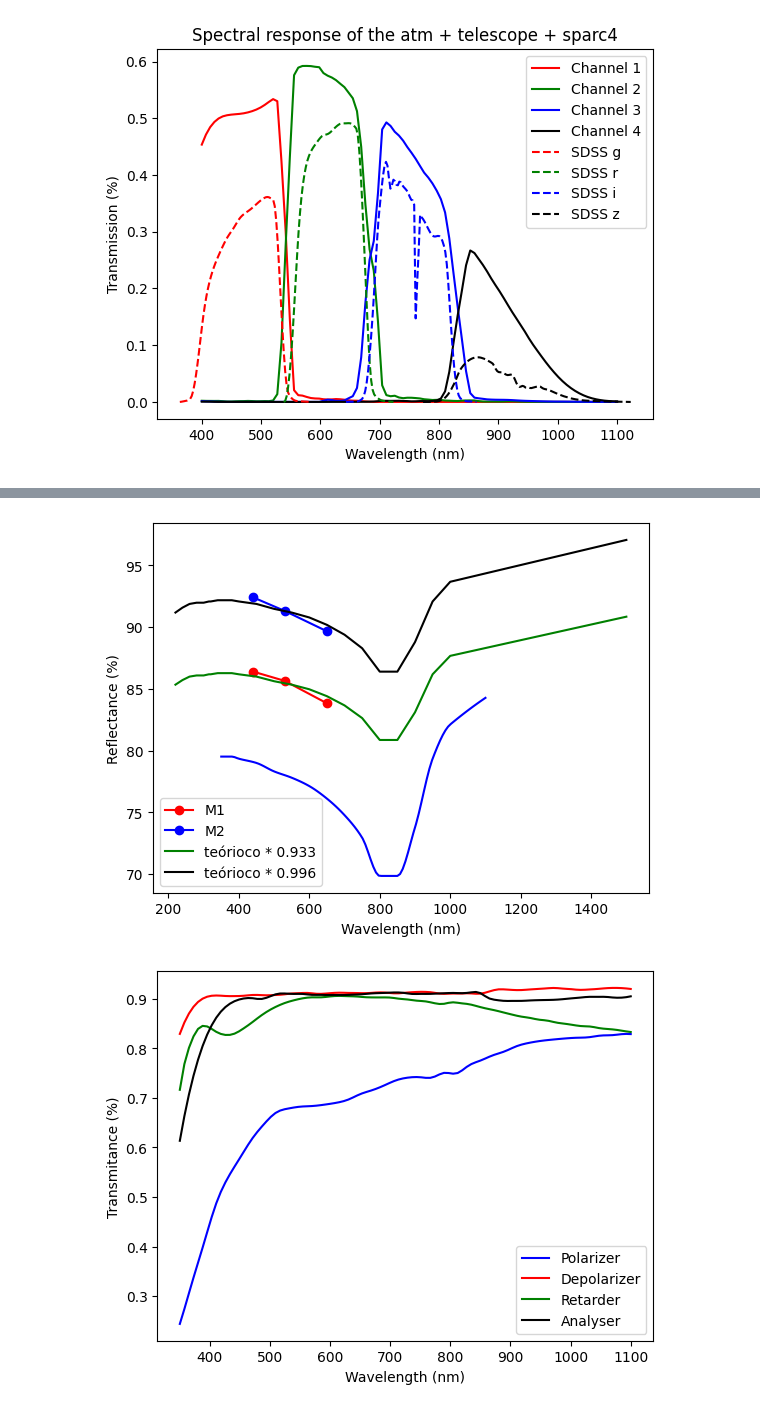
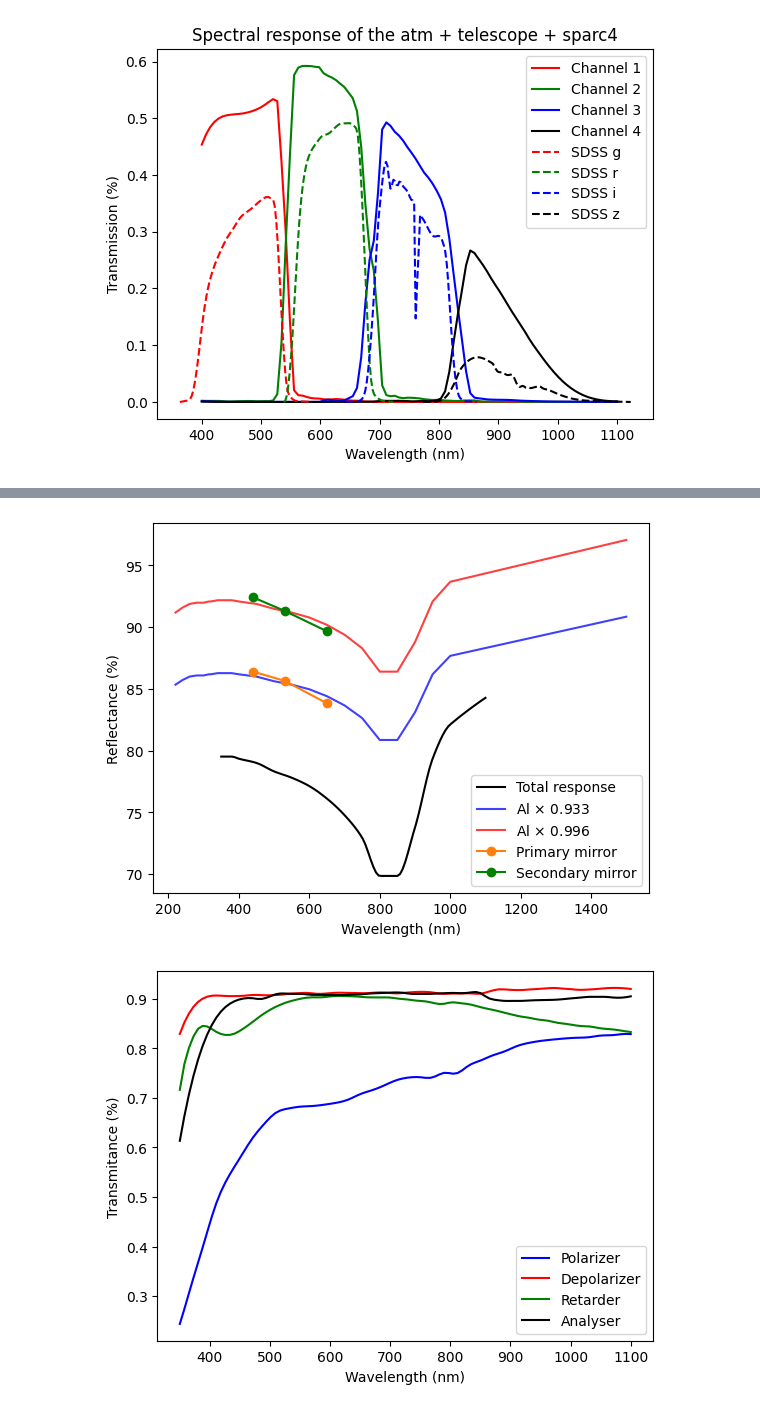
Before and after one commit to DBernardes/AIS, a Jupyter notebook: spectral_responses.ipynb, the cells around one changed output, grey strips where cells are left out. Cells and saved outputs as stored; diff of their text form; code cells hidden in the pictures.

```diff
--- a/spectral_responses.ipynb
+++ b/spectral_responses.ipynb
@@ -345,53 +323,58 @@ from scipy.interpolate import splrep, splev
 from scipy.optimize import curve_fit
 from sys import exit
 import os
+import numpy as np
 
 
 obj_wavelength = np.linspace(350, 1100, 100)
 telescope = Telescope()
 spectral_response = telescope.get_spectral_response(obj_wavelength) * 100
-plt.plot(obj_wavelength, spectral_response, "b")
+plt.plot(obj_wavelength, spectral_response, "k-", label="Total response")
 
 # ----------------------------------------------------------------------------------
 
 wv = [440, 530, 650]
 M1 = [86.392, 85.641, 83.825]
 M2 = [92.40375, 91.3025, 89.65375]
+wv, M1, M2 = np.asarray(wv), np.asarray(M1), np.asarray(M2)
 
 ss = pd.read_csv("AIS/Spectral_Response/telescope.csv")
 
 
 def func(x, c):
     ss = pd.read_csv("AIS/Spectral_Response/telescope.csv")
     spl = splrep(ss["Wavelength (nm)"], ss["Transmitance (%)"])
     spectral_response = splev(x, spl)
     return spectral_response * c
 
 
 popt_M1, _ = curve_fit(func, wv, M1)
 popt_M2, _ = curve_fit(func, wv, M2)
 
-plt.plot(wv, M1, "o-r", label="M1")
-plt.plot(wv, M2, "o-b", label="M2")
+
 plt.plot(
     ss["Wavelength (nm)"],
     ss["Transmitance (%)"] * popt_M1[0],
-    "g",
-    label=f"teórioco * {popt_M1[0]:.3f}",
+    "b",
+    alpha=0.75,
+    label=rf"Al $\times$ {popt_M1[0]:.3f}",
 )
 plt.plot(
     ss["Wavelength (nm)"],
     ss["Transmitance (%)"] * popt_M2[0],
-    "k",
-    label=f"teórioco * {popt_M2[0]:.3f}",
+    "r",
+    alpha=0.75,
+    label=rf"Al $\times$ {popt_M2[0]:.3f}",
 )
-plt.legend()
+plt.plot(wv, M1, "o-", c="tab:orange", label="Primary mirror")
+plt.plot(wv, M2, "o-", c="g", label="Secondary mirror")
+plt.legend(loc="lower right")
 plt.xlabel("Wavelength (nm)")
 plt.ylabel("Reflectance (%)")
-plt.savefig(os.path.join("notebook", "figures", "adjust_aluminium_curve.png"))
+plt.savefig(os.path.join("notebook", "figures", "adjust_aluminium_curve.png"), dpi=300)
 plt.show()
 # %% [output]
-[figure, old version]
+[figure, new version]
 # %%
 # SPECTRAL RESPONSES OF THE POLARIMETRIC COMPONENTS
 
```
Also changed, not shown: parts of 4 cells of this notebook, 8 other files.
